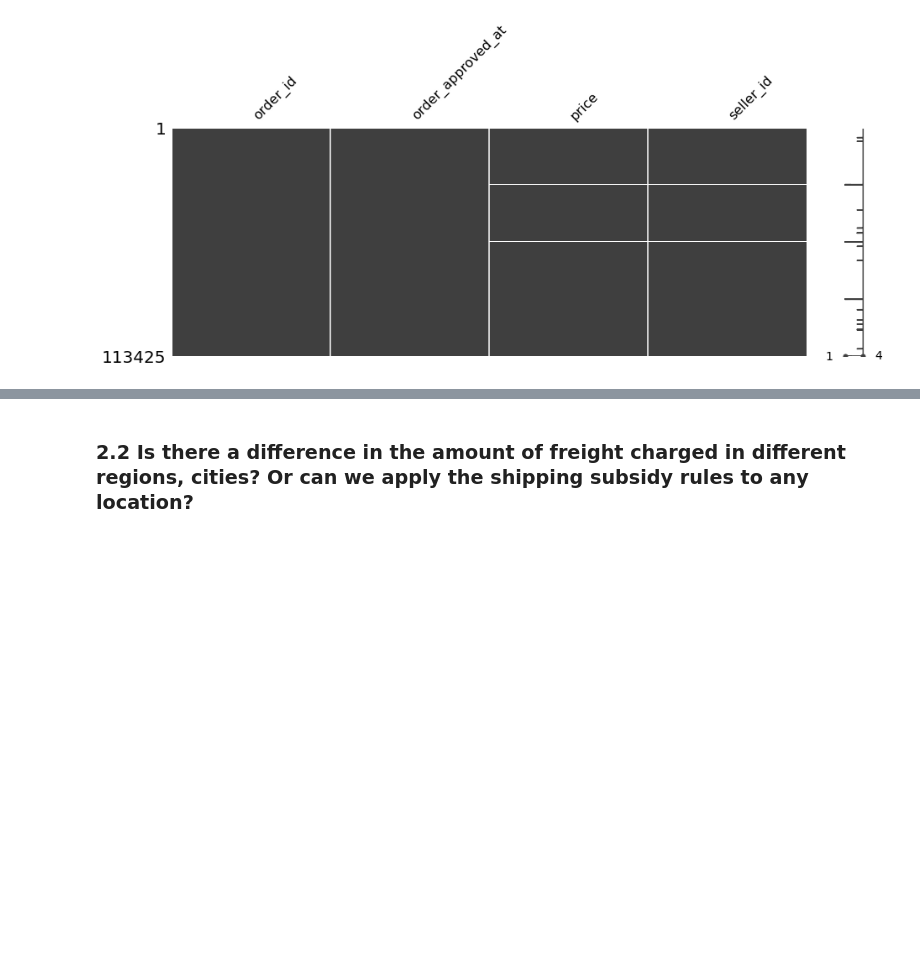
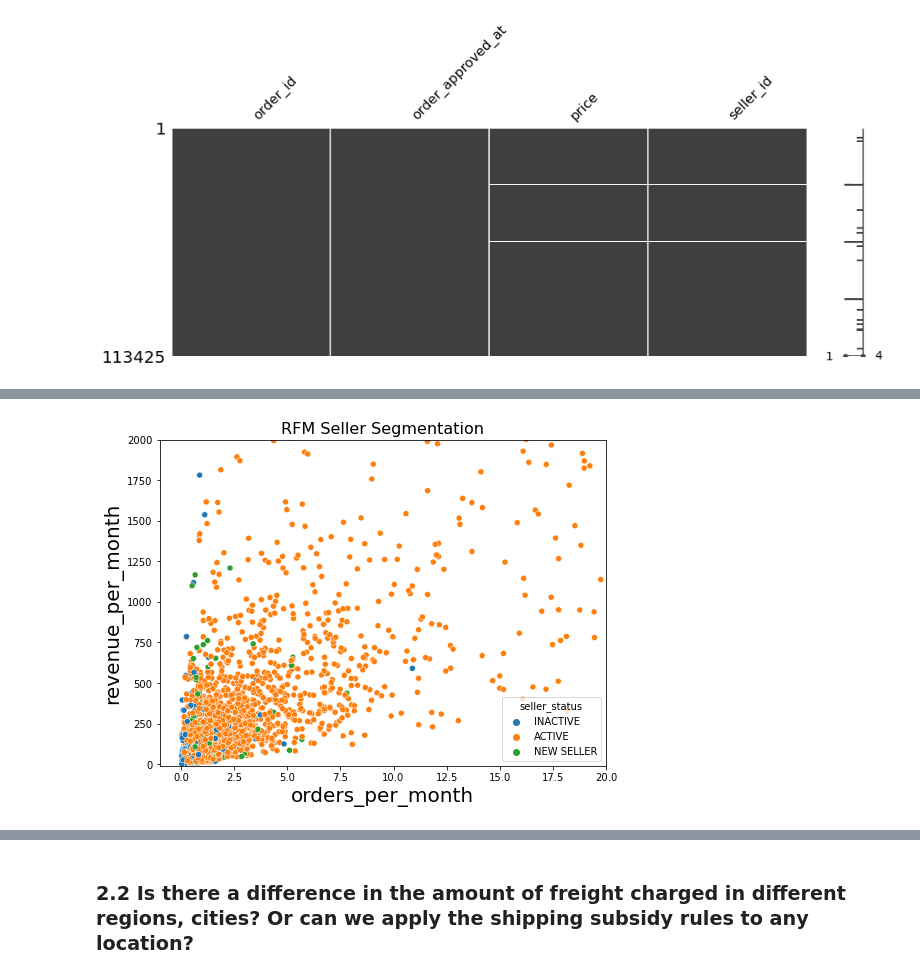
Before and after one commit to pauloreis-ds/olist, a Jupyter notebook: business_questions_insights/notebooks/1.0-pr-data-analysis-postgresql.ipynb, the cells around one changed output, grey strips where cells are left out. Drawn from its saved outputs; the diff is of its cells as text; code cells hidden in the pictures; blank space fills up the shorter version.

```diff
--- a/business_questions_insights/notebooks/1.0-pr-data-analysis-postgresql.ipynb
+++ b/business_questions_insights/notebooks/1.0-pr-data-analysis-postgresql.ipynb
@@ -557,0 +610,10 @@ sellers_sgmt_abt.head(3)
+# %%
+fig(8,6)
+plt.title("RFM Seller Segmentation",  size=16)
+plt.xlabel('orders_per_month', size=20)
+plt.ylabel('revenue_per_month', size=20)
+plt.ylim(-10, 2000)
+plt.xlim(-1, 20)
+sns.scatterplot(data=sellers_sgmt_abt, x='orders_per_month', y='revenue_per_month', hue='seller_status');
+# %% [output]
+[figure, added]
```
Also changed, not shown: parts of 46 cells of this notebook, 4 other files.
